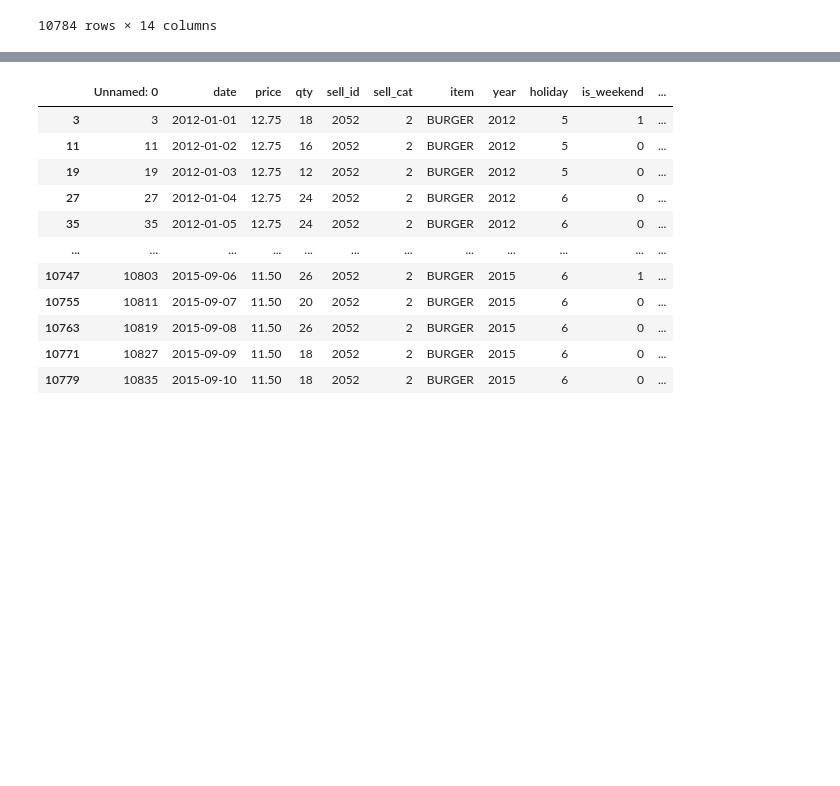
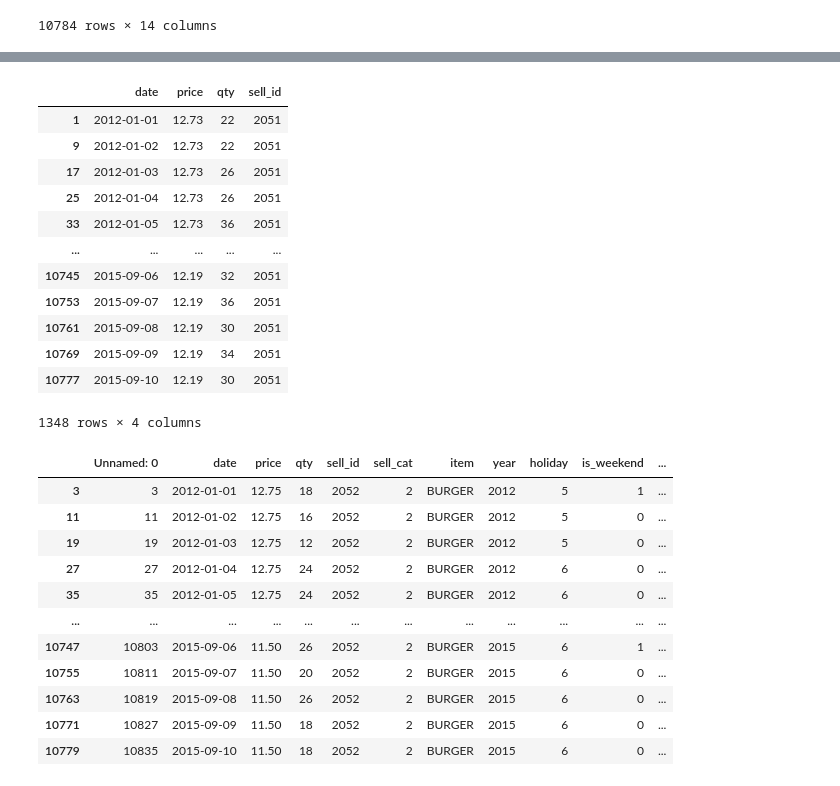
Before and after one commit to xunzhang-sjtu/retail_price_optimization, a Jupyter notebook: data_process_zhangxun.ipynb, the cells around one changed output, grey strips where cells are left out. Cells and saved outputs as stored; diff of their text form; code cells hidden in the pictures; blank space fills up the shorter version.

```diff
--- a/data_process_zhangxun.ipynb
+++ b/data_process_zhangxun.ipynb
@@ -43,3 +80,23 @@ df_2051_unique = df_2051.drop_duplicates(subset=['date'])
+# %%
+df_2051_unique_without_covariates = df_2051_unique[['date','price','qty','sell_id']]
+df_2052_unique_without_covariates = df_2052_unique[['date','price','qty','sell_id']]
+df_2053_unique_without_covariates = df_2053_unique[['date','price','qty','sell_id']]
+# %%
+df_2051_unique_without_covariates
+# %% [output]
+|  | date | price | qty | sell_id |
+| 1 | 2012-01-01 | 12.73 | 22 | 2051 |
+| 9 | 2012-01-02 | 12.73 | 22 | 2051 |
+| 17 | 2012-01-03 | 12.73 | 26 | 2051 |
+| 25 | 2012-01-04 | 12.73 | 26 | 2051 |
+| 33 | 2012-01-05 | 12.73 | 36 | 2051 |
+| ... | ... | ... | ... | ... |
+| 10745 | 2015-09-06 | 12.19 | 32 | 2051 |
+| 10753 | 2015-09-07 | 12.19 | 36 | 2051 |
+| 10761 | 2015-09-08 | 12.19 | 30 | 2051 |
+| 10769 | 2015-09-09 | 12.19 | 34 | 2051 |
+| 10777 | 2015-09-10 | 12.19 | 30 | 2051 |
+1348 rows × 4 columns
 # %%
 df_2052_unique
 # %% [output]
```
Also changed, not shown: parts of 7 cells of this notebook, 3 other files.
